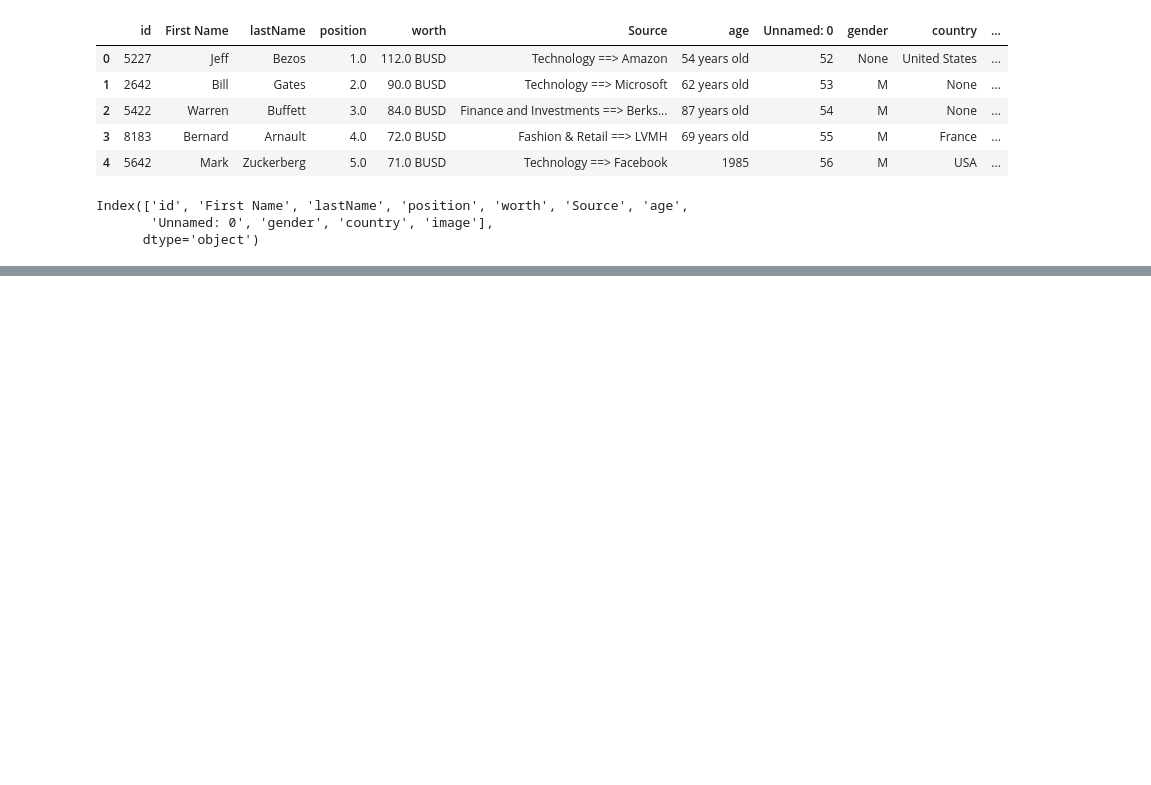
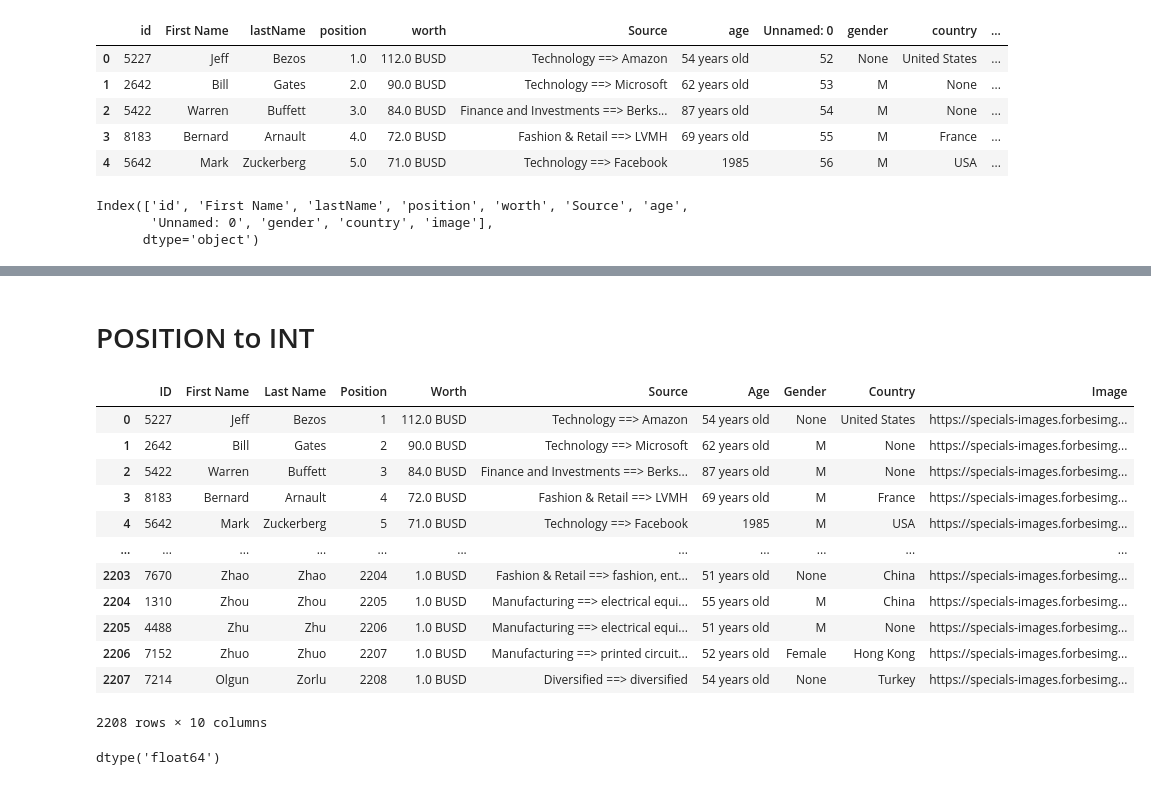
Before and after one commit to sbraca/Ironhack-Module-1-Project-hatching, a Jupyter notebook: notebook1.ipynb, the cells around one changed output, grey strips where cells are left out. Drawn from its saved outputs; the diff is of its cells as text; code cells hidden in the pictures; blank space fills up the shorter version.

```diff
--- a/notebook1.ipynb
+++ b/notebook1.ipynb
@@ -466,0 +548,22 @@ FileNotFoundError: [Errno 2] No such file or directory: '/desktop/projectonefold
+# %% [markdown]
+# POSITION to INT
+# %%
+final_df.astype({"Position": int})
+# %% [output]
+|  | ID | First Name | Last Name | Position | Worth | Source | Age | Gender | Country | Image |
+| 0 | 5227 | Jeff | Bezos | 1 | 112.0 BUSD | Technology ==> Amazon | 54 years old | None | United States | https://specials-images.forbesimg... |
+| 1 | 2642 | Bill | Gates | 2 | 90.0 BUSD | Technology ==> Microsoft | 62 years old | M | None | https://specials-images.forbesimg... |
+| 2 | 5422 | Warren | Buffett | 3 | 84.0 BUSD | Finance and Investments ==> Berks... | 87 years old | M | None | https://specials-images.forbesimg... |
+| 3 | 8183 | Bernard | Arnault | 4 | 72.0 BUSD | Fashion & Retail ==> LVMH | 69 years old | M | France | https://specials-images.forbesimg... |
+| 4 | 5642 | Mark | Zuckerberg | 5 | 71.0 BUSD | Technology ==> Facebook | 1985 | M | USA | https://specials-images.forbesimg... |
+| ... | ... | ... | ... | ... | ... | ... | ... | ... | ... | ... |
+| 2203 | 7670 | Zhao | Zhao | 2204 | 1.0 BUSD | Fashion & Retail ==> fashion, ent... | 51 years old | None | China | https://specials-images.forbesimg... |
+| 2204 | 1310 | Zhou | Zhou | 2205 | 1.0 BUSD | Manufacturing ==> electrical equi... | 55 years old | M | China | https://specials-images.forbesimg... |
+| 2205 | 4488 | Zhu | Zhu | 2206 | 1.0 BUSD | Manufacturing ==> electrical equi... | 51 years old | M | None | https://specials-images.forbesimg... |
+| 2206 | 7152 | Zhuo | Zhuo | 2207 | 1.0 BUSD | Manufacturing ==> printed circuit... | 52 years old | Female | Hong Kong | https://specials-images.forbesimg... |
+| 2207 | 7214 | Olgun | Zorlu | 2208 | 1.0 BUSD | Diversified ==> diversified | 54 years old | None | Turkey | https://specials-images.forbesimg... |
+2208 rows × 10 columns
+# %%
+final_df.Position.dtype
+# %% [output]
+dtype('float64')
```
Also changed, not shown: parts of 27 cells of this notebook, 2 other files.
